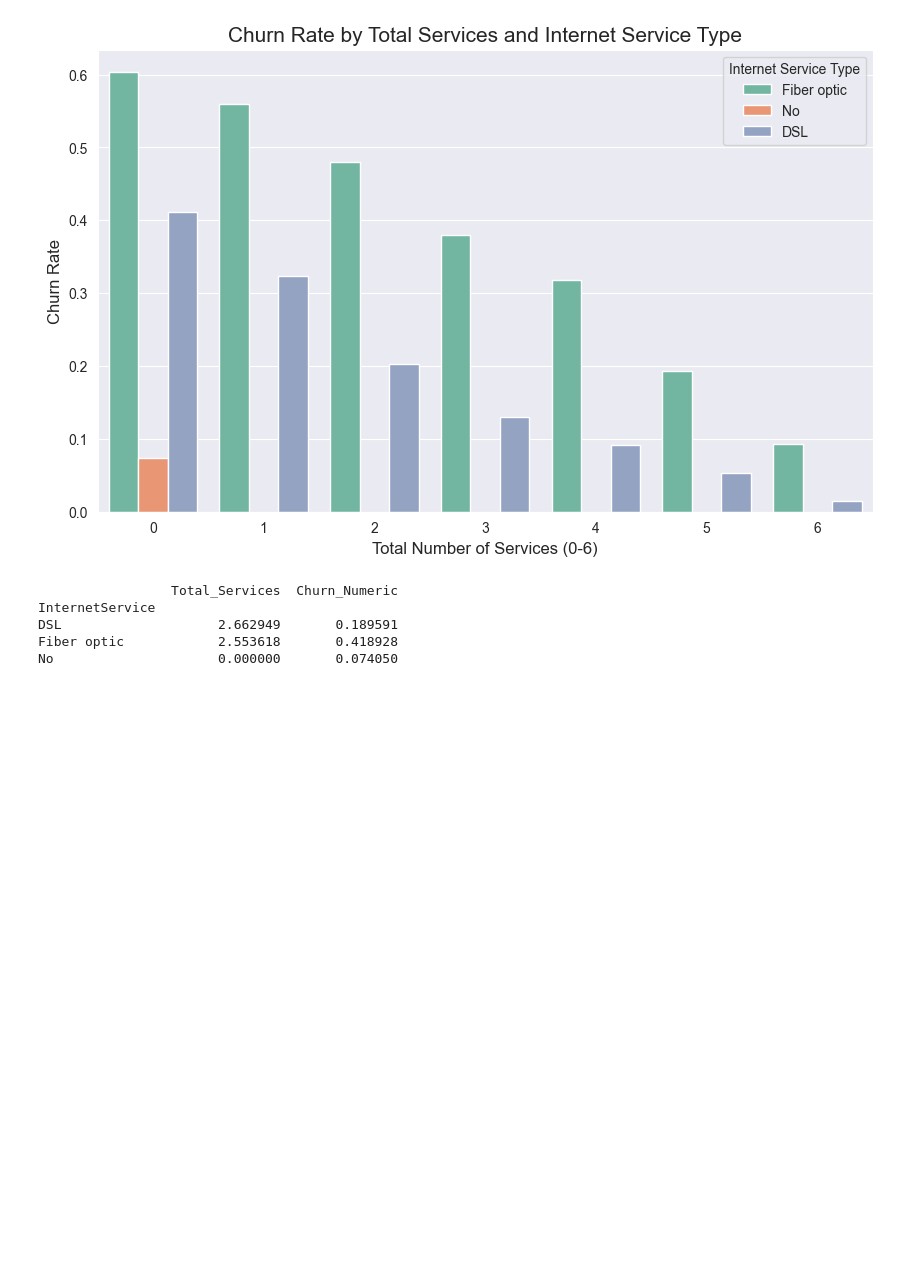
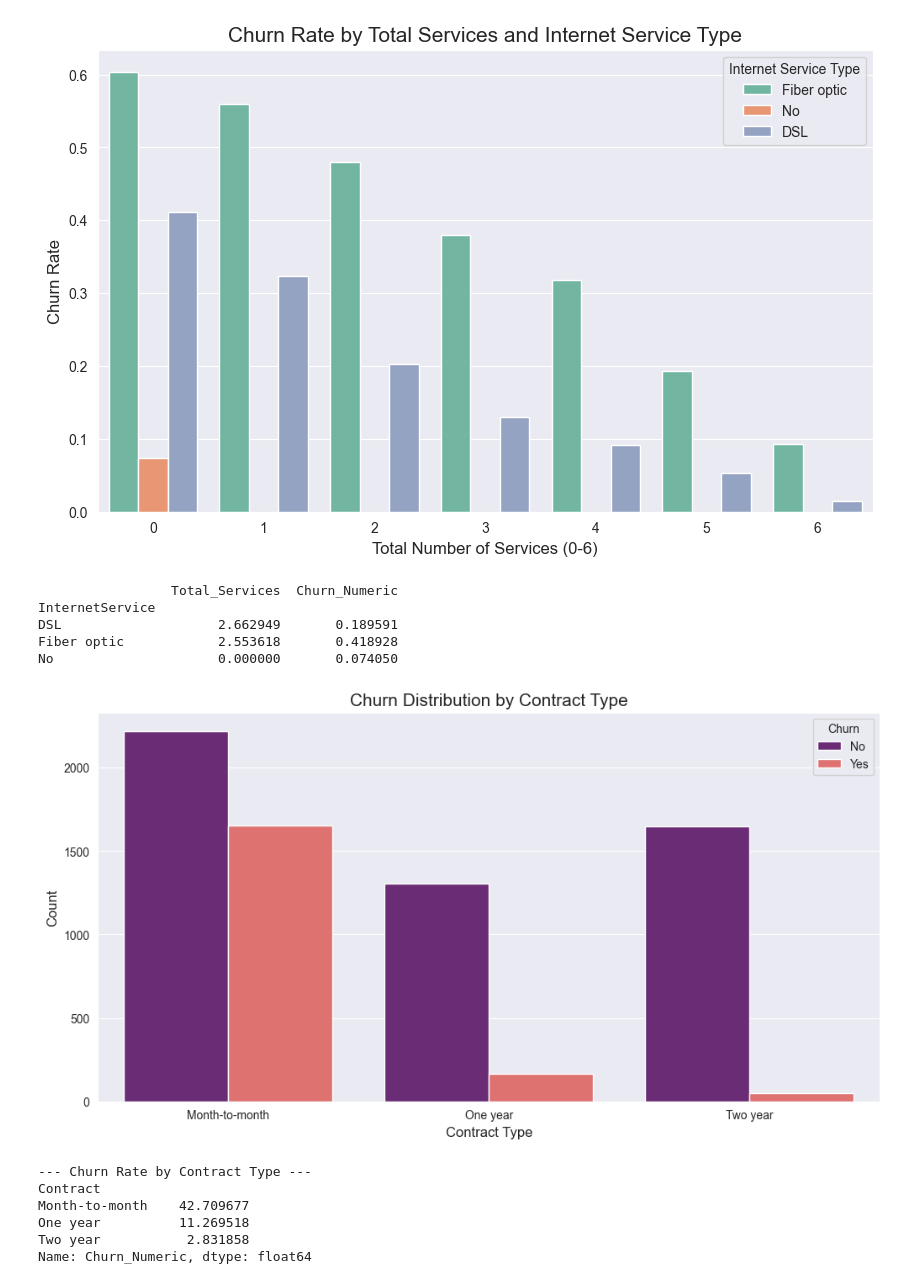
Before and after one commit to Md-Shahzaib-Raza/Customer-Segmentation-Churn-Analysis, a Jupyter notebook: notebooks/01_eda_and_cleaning.ipynb, the cells around one changed output. Drawn from its saved outputs; the diff is of its cells as text; code cells hidden in the pictures; blank space fills up the shorter version.

```diff
--- a/notebooks/01_eda_and_cleaning.ipynb
+++ b/notebooks/01_eda_and_cleaning.ipynb
@@ -244,3 +244,25 @@ InternetService
 DSL                    2.662949       0.189591
 Fiber optic            2.553618       0.418928
 No                     0.000000       0.074050
+# %%
+plt.figure(figsize=(12,6))
+sns.countplot(data=df, x='Contract', hue='Churn', palette='magma')
+
+plt.title("Churn Distribution by Contract Type", fontsize=15)
+plt.xlabel("Contract Type", fontsize=12)
+plt.ylabel("Count", fontsize=12)
+
+plt.savefig(os.path.join(output_dir,"Churn_Distribution_by_Contract_Type.png"), dpi=300,bbox_inches='tight')
+plt.show()
+
+contract_analysis = df.groupby('Contract')['Churn_Numeric'].mean()*100
+print("--- Churn Rate by Contract Type ---")
+print(contract_analysis)
+# %% [output]
+[figure, added]
+--- Churn Rate by Contract Type ---
+Contract
+Month-to-month    42.709677
+One year          11.269518
+Two year           2.831858
+Name: Churn_Numeric, dtype: float64
```
Also changed, not shown: parts of 5 cells of this notebook, 4 other files.
